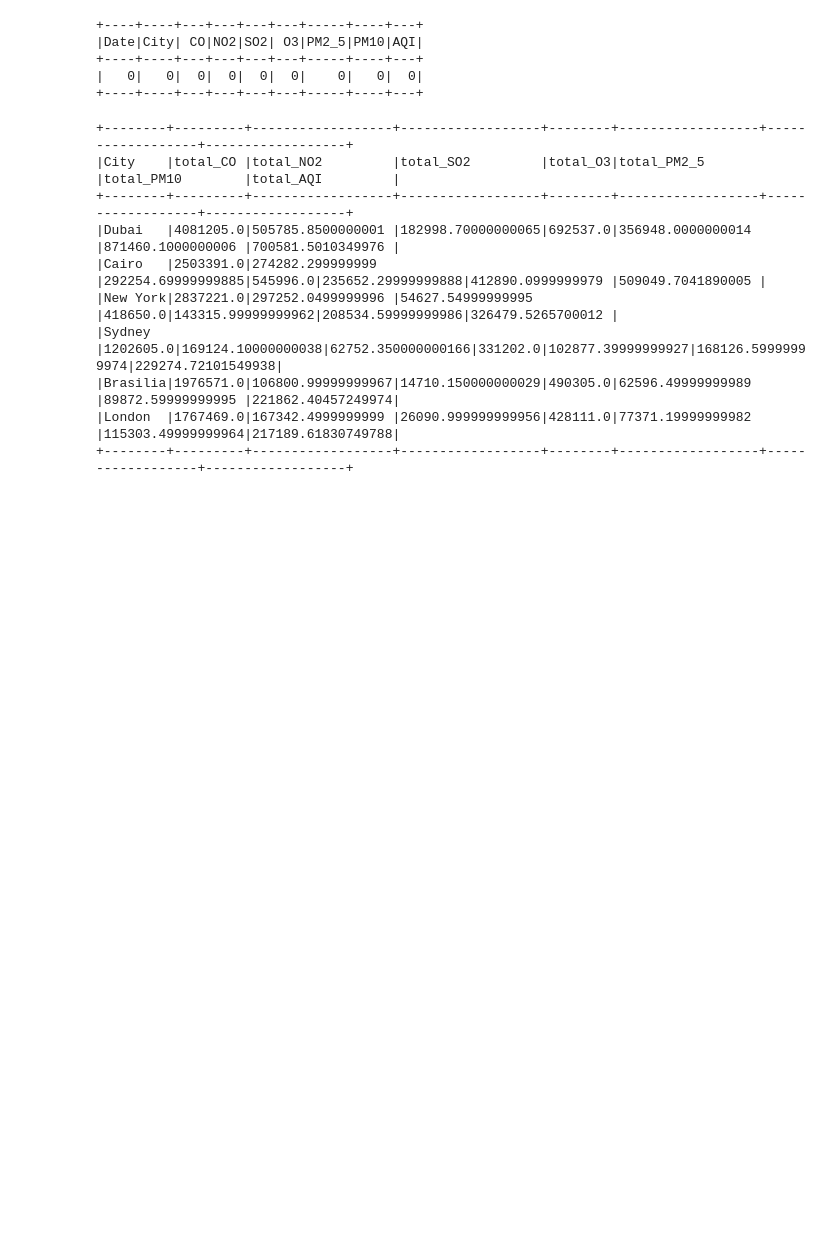
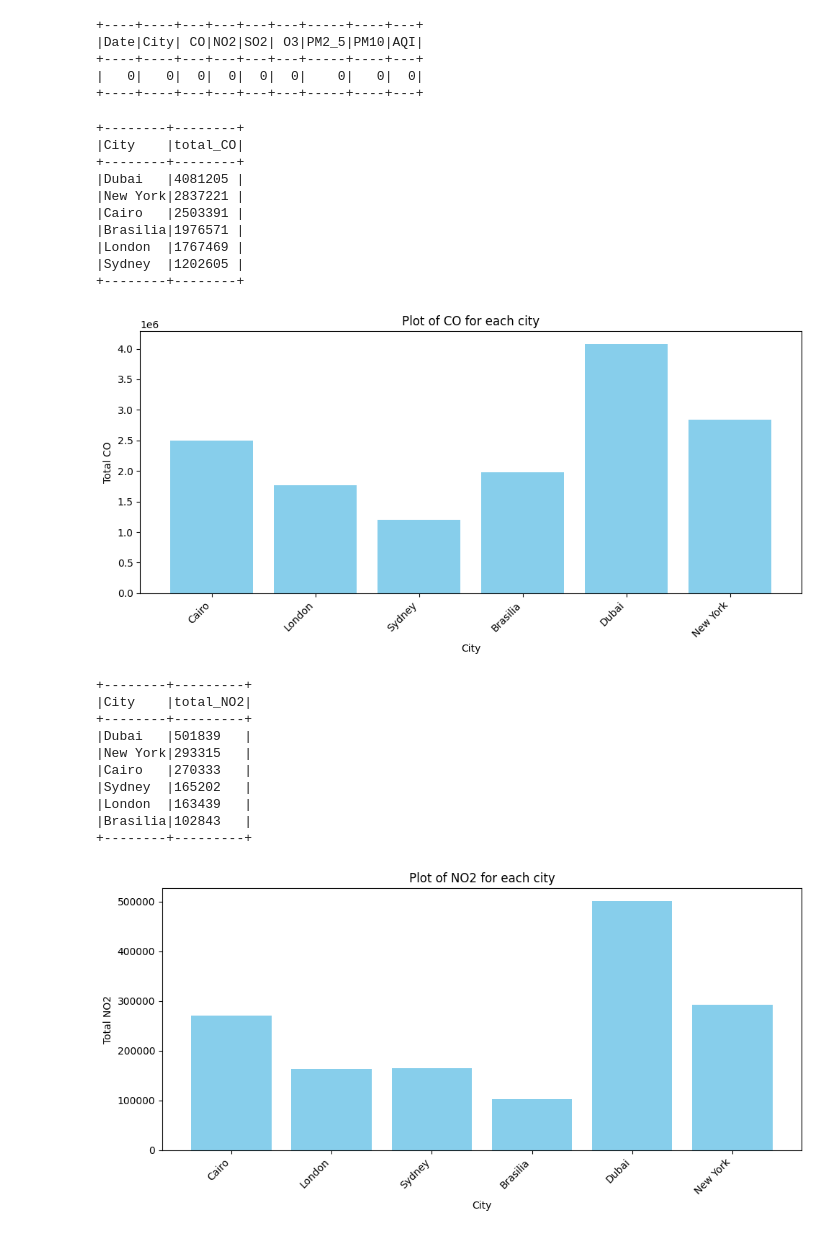
Before and after one commit to Sundaynot/air-quality, a Jupyter notebook: src/db_initial.ipynb, the cells around one changed output. Cells and saved outputs as stored; diff of their text form; code cells hidden in the pictures; blank space fills up the shorter version.

```diff
--- a/src/db_initial.ipynb
+++ b/src/db_initial.ipynb
@@ -135,23 +137,46 @@ df.select([sum(col(c).isNull().cast("int")).alias(c) for c in df.columns]).show(
 +----+----+---+---+---+---+-----+----+---+
 |   0|   0|  0|  0|  0|  0|    0|   0|  0|
 +----+----+---+---+---+---+-----+----+---+
-# %%
-# Colonne da sommare (puoi adattare)
-columns_to_sum = ['CO', 'NO2', 'SO2', 'O3', 'PM2_5', 'PM10', 'AQI']
-
-# Raggruppamento e somma
-city_pollution = df.groupBy("City").agg(*[sum(col(c)).alias(f"total_{c}") for c in columns_to_sum])
-
-# Visualizza le città più inquinate in base all'AQI totale
-city_pollution.orderBy("total_AQI", ascending=False).show(truncate=False)
-# %% [output]
-+--------+---------+------------------+------------------+--------+------------------+------------------+------------------+
-|City    |total_CO |total_NO2         |total_SO2         |total_O3|total_PM2_5       |total_PM10        |total_AQI         |
-+--------+---------+------------------+------------------+--------+------------------+------------------+------------------+
-|Dubai   |4081205.0|505785.8500000001 |182998.70000000065|692537.0|356948.0000000014 |871460.1000000006 |700581.5010349976 |
-|Cairo   |2503391.0|274282.299999999  |292254.69999999885|545996.0|235652.29999999888|412890.0999999979 |509049.7041890005 |
-|New York|2837221.0|297252.0499999996 |54627.54999999995 |418650.0|143315.99999999962|208534.59999999986|326479.5265700012 |
-|Sydney  |1202605.0|169124.10000000038|62752.350000000166|331202.0|102877.39999999927|168126.59999999974|229274.72101549938|
-|Brasilia|1976571.0|106800.99999999967|14710.150000000029|490305.0|62596.49999999989 |89872.59999999995 |221862.40457249974|
-|London  |1767469.0|167342.4999999999 |26090.999999999956|428111.0|77371.19999999982 |115303.49999999964|217189.61830749788|
-+--------+---------+------------------+------------------+--------+------------------+------------------+------------------+
+# %%
+import matplotlib.pyplot as plt
+
+# Colonne da sommare (puoi adattare)
+columns_to_sum = ['CO', 'NO2', 'SO2', 'O3', 'PM2_5', 'PM10']
+
+
+for el in columns_to_sum:
+    city_pollution = df.groupBy("City").agg(sum(col(el)).alias(f"total_{el}"))  # Raggruppamento e somma
+    city_pollution.orderBy(f"total_{el}", ascending=False).show(truncate=False) # Visualizza le città più inquinate in base al totale
+    city_pollution_pd = city_pollution.toPandas()
+     # Plot
+    plt.figure(figsize=(10, 5))
+    plt.bar(city_pollution_pd['City'], city_pollution_pd[f'total_{el}'], color='skyblue')
+    plt.title(f'Plot of {el} for each city')
+    plt.xlabel('City')
+    plt.ylabel(f'Total {el}')
+    plt.xticks(rotation=45, ha='right')
+    plt.tight_layout()
+    plt.show()
+# %% [output]
++--------+--------+
+|City    |total_CO|
++--------+--------+
+|Dubai   |4081205 |
+|New York|2837221 |
+|Cairo   |2503391 |
+|Brasilia|1976571 |
+|London  |1767469 |
+|Sydney  |1202605 |
++--------+--------+
+[figure, added]
++--------+---------+
+|City    |total_NO2|
++--------+---------+
+|Dubai   |501839   |
+|New York|293315   |
+|Cairo   |270333   |
+|Sydney  |165202   |
+|London  |163439   |
+|Brasilia|102843   |
++--------+---------+
+[figure, added]
```
Also changed, not shown: parts of 7 cells of this notebook.
